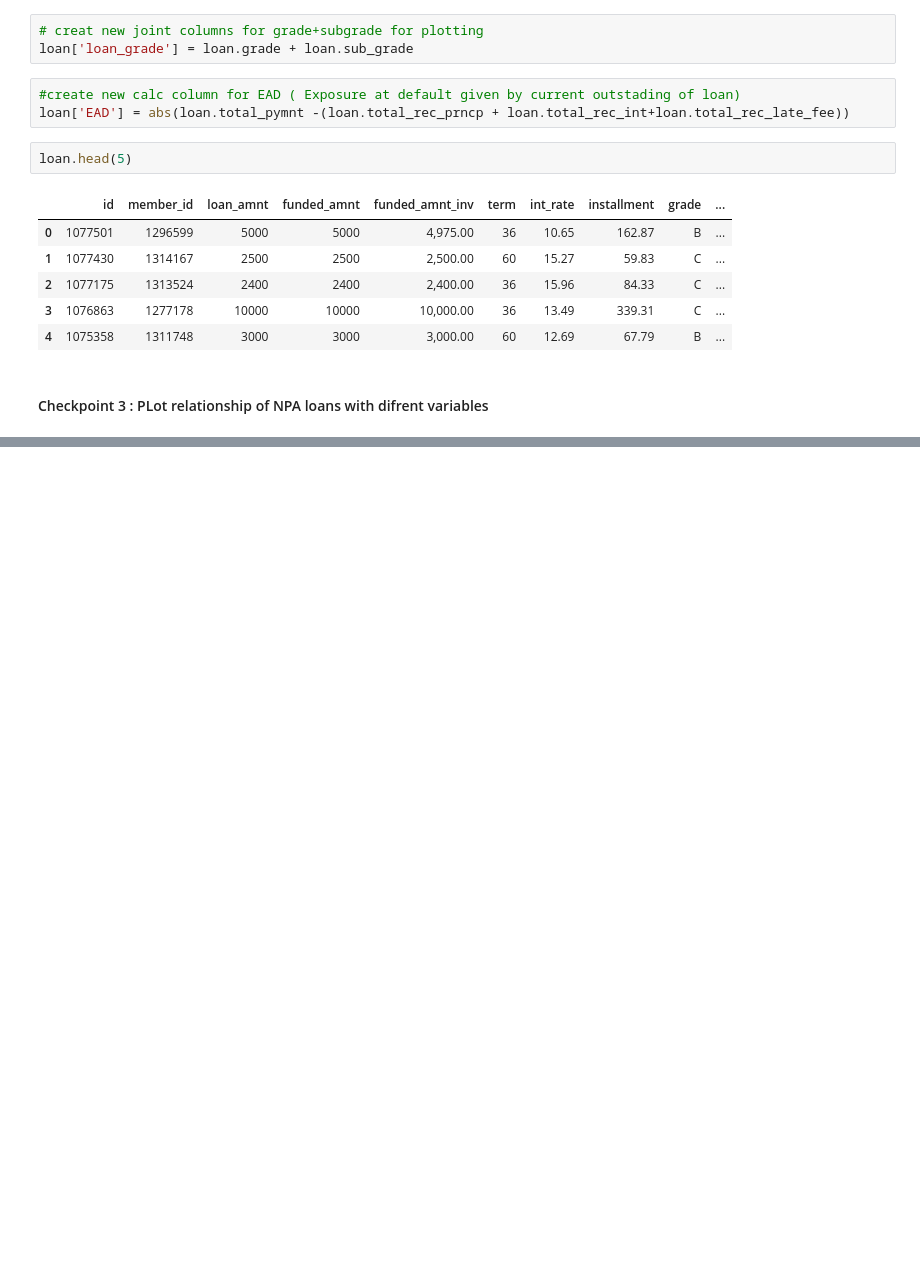
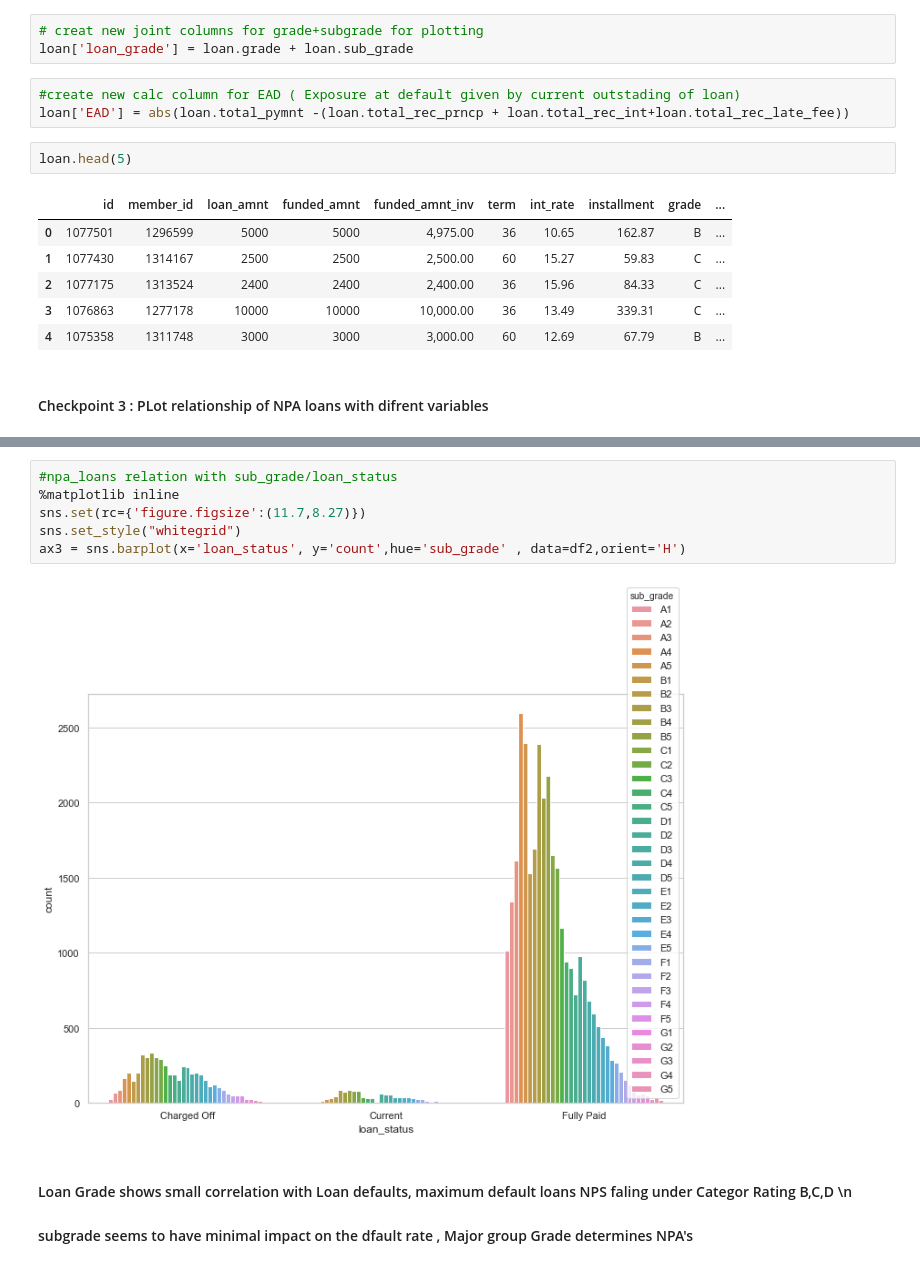
Before and after one commit to prashantkumsrivastava/LendingClubCase, a Jupyter notebook: Lending Club Case Study.ipynb, the cells around one changed output, grey strips where cells are left out. Cells and saved outputs as stored; diff of their text form; blank space fills up the shorter version.

```diff
--- a/Lending Club Case Study.ipynb
+++ b/Lending Club Case Study.ipynb
@@ -151,0 +170,11 @@ df1.head()
+# %%
+#npa_loans relation with sub_grade/loan_status
+%matplotlib inline
+sns.set(rc={'figure.figsize':(11.7,8.27)})
+sns.set_style("whitegrid")
+ax3 = sns.barplot(x='loan_status', y='count',hue='sub_grade' , data=df2,orient='H')
+# %% [output]
+[figure, added]
+# %% [markdown]
+#### Loan Grade shows small correlation with Loan defaults, maximum default loans NPS faling under Categor Rating B,C,D \n
+#### subgrade seems to have minimal impact on the dfault rate , Major group Grade determines NPA's
```
Also changed, not shown: parts of 13 cells of this notebook.
